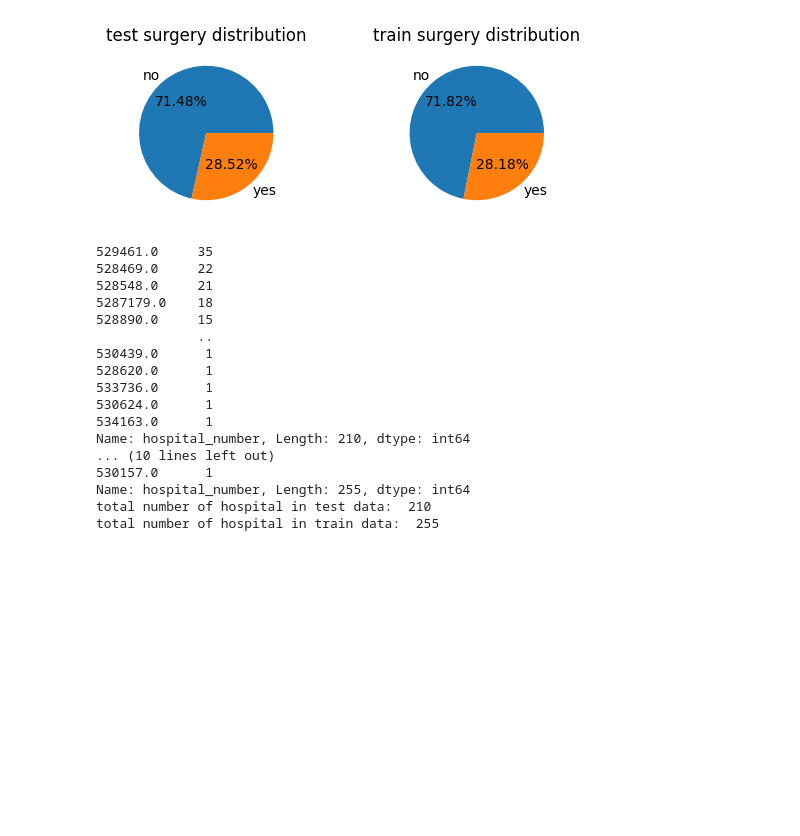
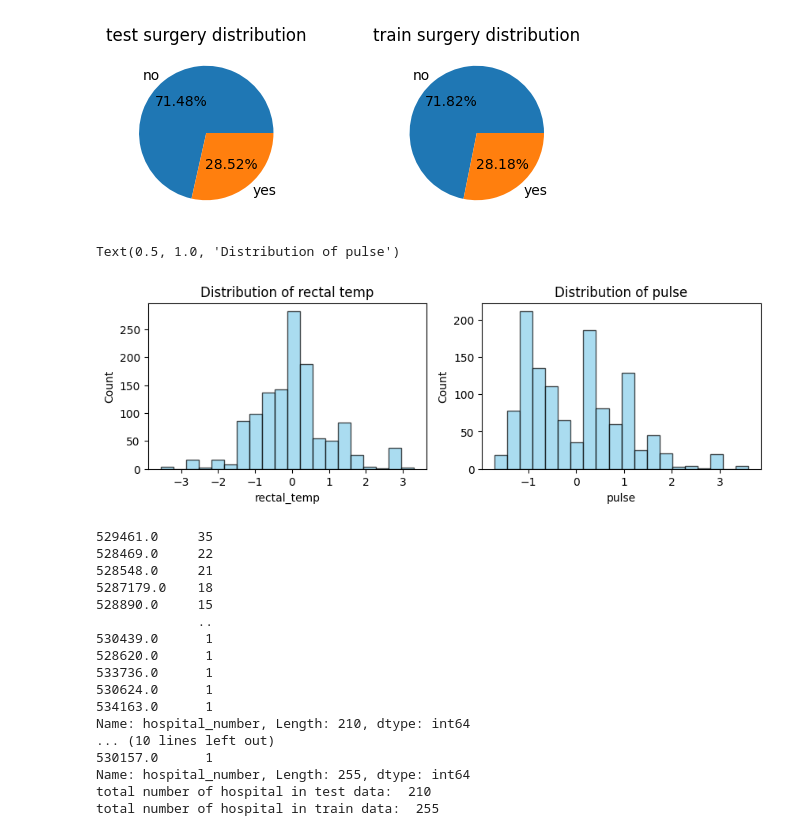
Before and after one commit to iamabhaytiwari343/Machine-Learning, a Jupyter notebook: Predict Health Outcomes of Horses/notebook.ipynb, the cells around one changed output. Cells and saved outputs as stored; diff of their text form; code cells hidden in the pictures; blank space fills up the shorter version.

Commit message:
distribution of rectal temperature and pulse

```diff
--- a/Predict Health Outcomes of Horses/notebook.ipynb
+++ b/Predict Health Outcomes of Horses/notebook.ipynb
@@ -163,6 +198,26 @@ ay.set_title('train surgery distribution')
 plt.show()
 # %% [output]
 [figure]
+# %%
+fig = plt.figure(figsize=(10, 6))
+ax1 = fig.add_subplot(2, 2, 1)
+ax1.hist(train['rectal_temp'], bins=20,
+         color='skyblue', edgecolor='black', alpha=0.7)
+# Set labels and title using the correct methods
+ax1.set_xlabel('rectal_temp')
+ax1.set_ylabel('Count')
+ax1.set_title('Distribution of rectal temp')
+# ax2 = fig.add_subplot(2, 2, 1)
+ax2 = fig.add_subplot(2, 2, 2)
+ax2.hist(train['pulse'], bins=20,
+         color='skyblue', edgecolor='black', alpha=0.7)
+# Set labels and title using the correct methods
+ax2.set_xlabel('pulse')
+ax2.set_ylabel('Count')
+ax2.set_title('Distribution of pulse')
+# %% [output]
+Text(0.5, 1.0, 'Distribution of pulse')
+[figure, added]
 # %%
 print(test["hospital_number"].value_counts())
 print(train["hospital_number"].value_counts())
```
Also changed, not shown: parts of 12 cells of this notebook.
